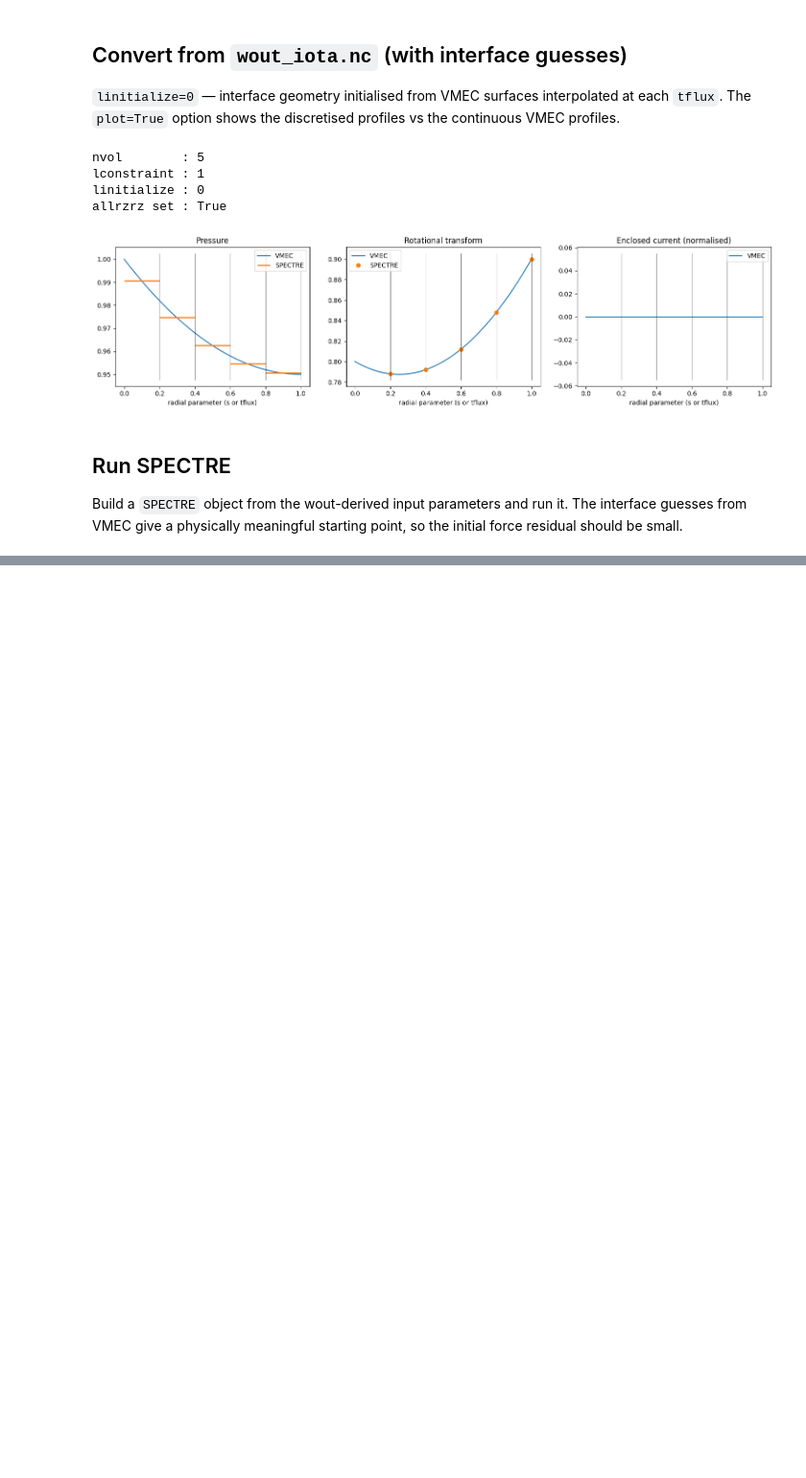
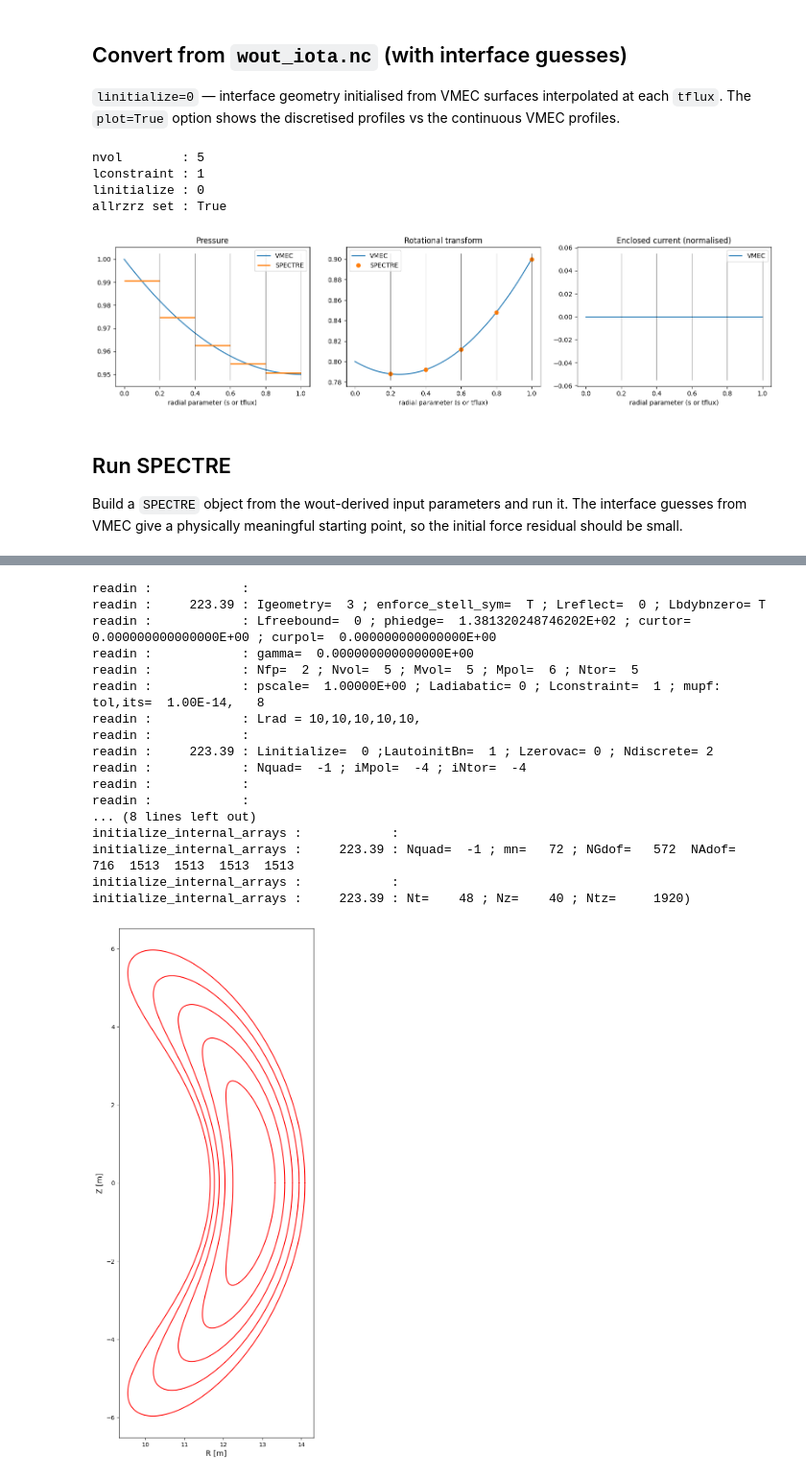
Before and after one commit to ANU-HPC/SPECTRE, a Jupyter notebook: examples/utils/vmec2spectre/vmec2spectre.ipynb, the cells around one changed output, grey strips where cells are left out. Shown at 96% size. Drawn from its saved outputs; the diff is of its cells as text; code cells hidden in the pictures; blank space fills up the shorter version.

```diff
--- a/examples/utils/vmec2spectre/vmec2spectre.ipynb
+++ b/examples/utils/vmec2spectre/vmec2spectre.ipynb
@@ -34,7 +34,7 @@ vmec_out = Vmec("wout_iota.nc")
 # %%
 tfluxes = np.linspace(0.0, 1.0, 6, endpoint=True)[1:]  # 5 volumes
 
-params_from_input = simsvmec2spectre(vmec_in, tfluxes=tfluxes, mpol=6, ntor=5)
+params_from_input = simsvmec2spectre(vmec_in, tfluxes=tfluxes, mpol=6, ntor=5, interface_guess='map2disc')
 
 print(f"nvol        : {params_from_input.physics.nvol}")
 print(f"lconstraint : {params_from_input.physics.lconstraint}")
@@ -92 +105,24 @@ xspech :     126.60 : #freeits=  0 ; |f|= 9.89944E+04 ; time=      7.08s log|BB|
 xspech :            :              ;                                      log|II|o:= -1.88 -1.74 -1.53 -0.67
+# %%
+spectre = SPECTRE.from_input_params(params_from_input)
+out = spectre.create_spectreout()
+out.plot_infaces()
+# %% [output]
+readin :            :
+readin :     223.39 : Igeometry=  3 ; enforce_stell_sym=  T ; Lreflect=  0 ; Lbdybnzero= T
+readin :            : Lfreebound=  0 ; phiedge=  1.381320248746202E+02 ; curtor=  0.000000000000000E+00 ; curpol=  0.000000000000000E+00
+readin :            : gamma=  0.000000000000000E+00
+readin :            : Nfp=  2 ; Nvol=  5 ; Mvol=  5 ; Mpol=  6 ; Ntor=  5
+readin :            : pscale=  1.00000E+00 ; Ladiabatic= 0 ; Lconstraint=  1 ; mupf: tol,its=  1.00E-14,   8
+readin :            : Lrad = 10,10,10,10,10,
+readin :            :
+readin :     223.39 : Linitialize=  0 ;LautoinitBn=  1 ; Lzerovac= 0 ; Ndiscrete= 2
+readin :            : Nquad=  -1 ; iMpol=  -4 ; iNtor=  -4
+readin :            :
+readin :            :
+... (8 lines left out)
+initialize_internal_arrays :            :
+initialize_internal_arrays :     223.39 : Nquad=  -1 ; mn=   72 ; NGdof=   572  NAdof=   716  1513  1513  1513  1513
+initialize_internal_arrays :            :
+initialize_internal_arrays :     223.39 : Nt=    48 ; Nz=    40 ; Ntz=     1920)
+[figure, added]
```
Also changed, not shown: parts of 5 cells of this notebook, 4 other files.
